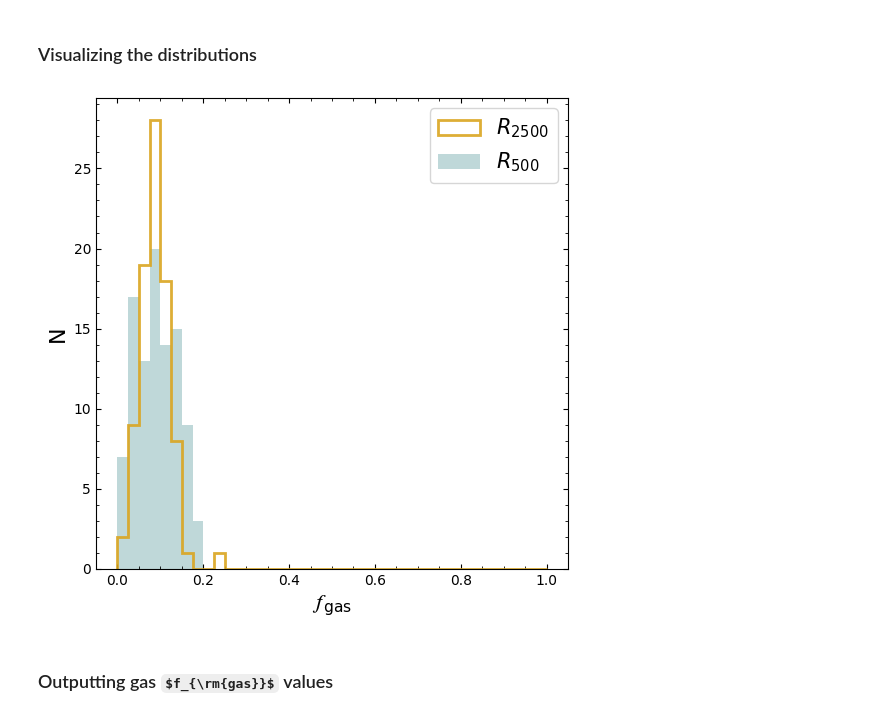
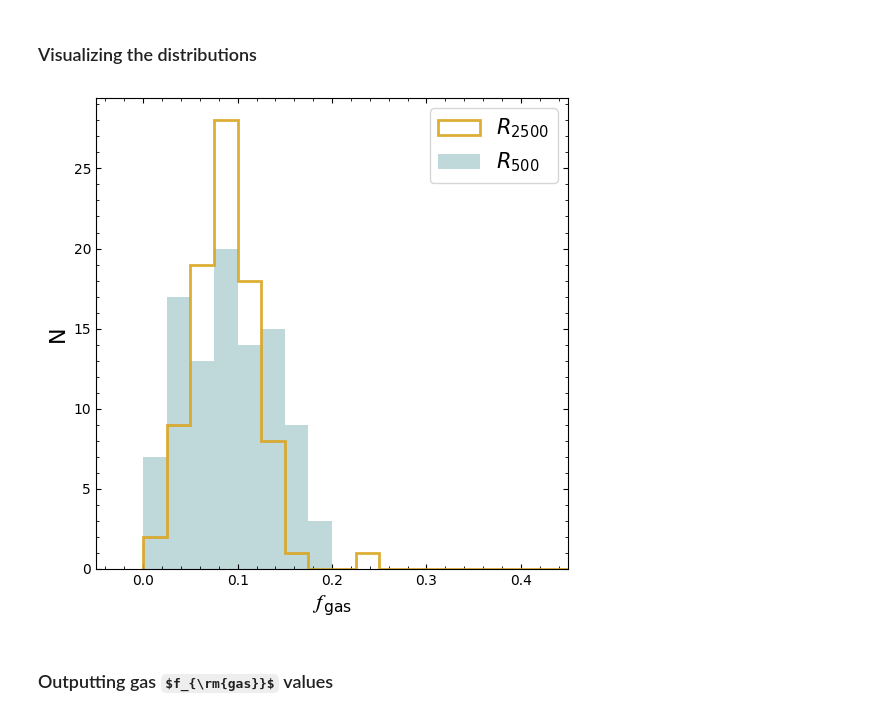
Before and after one commit to DavidT3/XCS-Mass-II-Analysis, a Jupyter notebook: notebooks/gas_fraction/sdssrm_measure_gas_fraction.ipynb, the cells around one changed output. Cells and saved outputs as stored; diff of their text form; code cells hidden in the pictures; some formulas as TeX source.

```diff
--- a/notebooks/gas_fraction/sdssrm_measure_gas_fraction.ipynb
+++ b/notebooks/gas_fraction/sdssrm_measure_gas_fraction.ipynb
@@ -150,20 +146,22 @@ frac_bins = np.linspace(0, 1, 41)
 # %%
 plt.figure(figsize=(5.5, 5.5))
 plt.minorticks_on()
 plt.tick_params(which='both', direction='in', top=True, right=True)
 
 plt.hist(gfrac_2500, bins=frac_bins, color='goldenrod', alpha=0.9, histtype='step', label=r'$R_{2500}$', linewidth=2)
 plt.hist(gfrac_500, bins=frac_bins, color='cadetblue', alpha=0.4, histtype='stepfilled', label=r'$R_{500}$')
 
 plt.xlabel(r"$𝑓_{\rm{gas}}$", fontsize=16)
 plt.ylabel(r"N", fontsize=16)
 
+plt.xlim(plt.gca().get_xlim()[0], 0.45)
+
 plt.legend(fontsize=15)
 plt.tight_layout()
 plt.savefig("../../outputs/figures/gas_fraction/gas_frac_dist.pdf")
 plt.show()
 # %% [output]
-[figure, old version]
+[figure, new version]
 # %% [markdown]
 ### Outputting gas $f_{\rm{gas}}$ values
 # %% [markdown]
```
Also changed, not shown: parts of 29 cells of this notebook.
